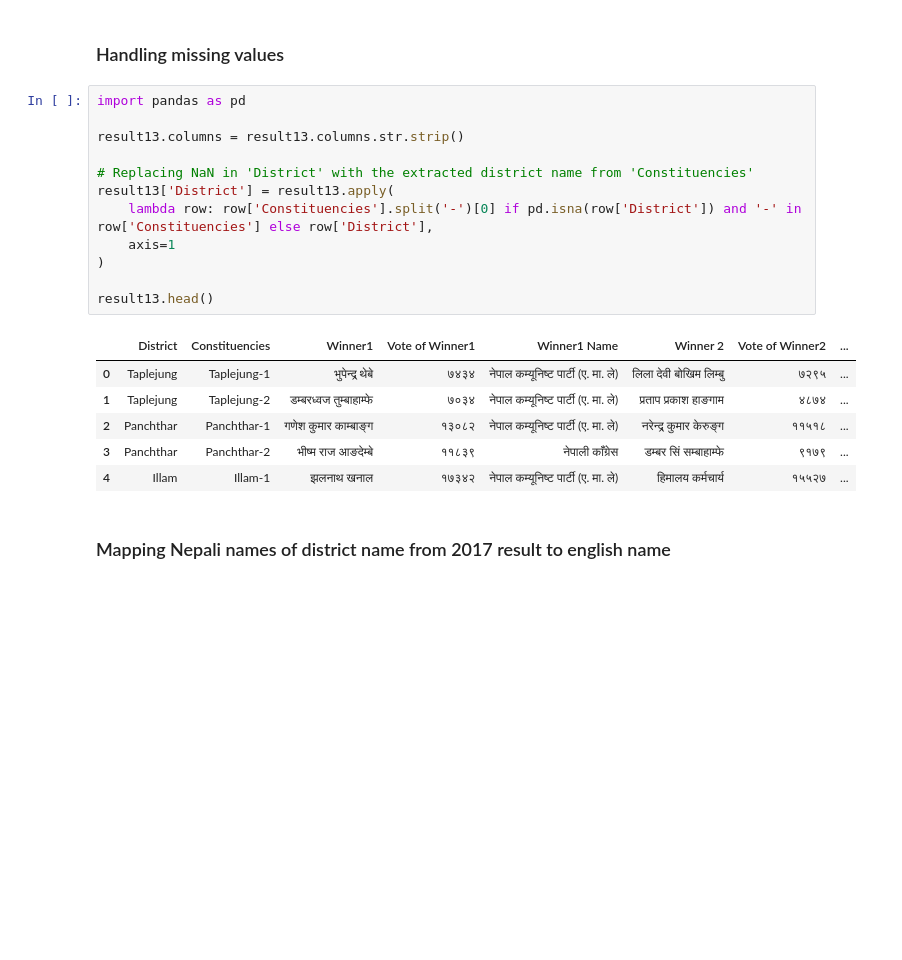
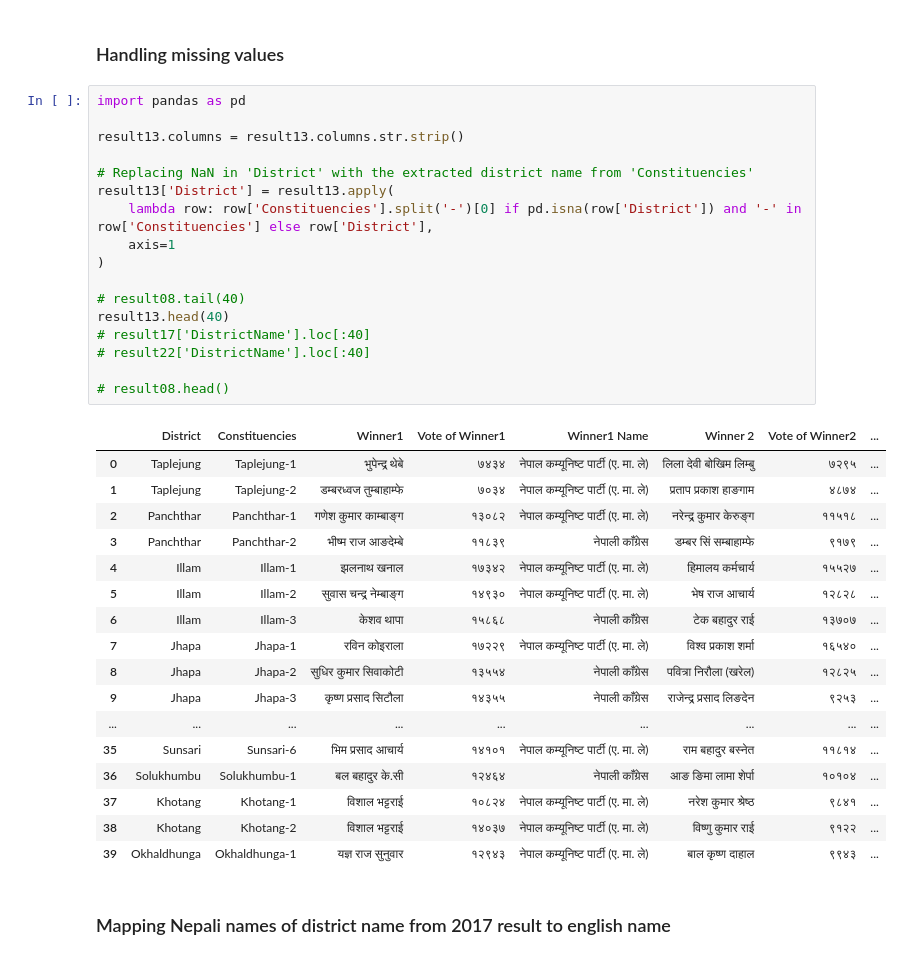
Before and after one commit to UjjwalKarkeyy/Nepal_Election_Prediction_Model, a Jupyter notebook: data_creation_&_preprocessing.ipynb, the cells around one changed output. Cells and saved outputs as stored; diff of their text form; blank space fills up the shorter version.

```diff
--- a/data_creation_&_preprocessing.ipynb
+++ b/data_creation_&_preprocessing.ipynb
@@ -42,21 +266,37 @@ result22.head()
 # %%
 import pandas as pd
 
 result13.columns = result13.columns.str.strip()
 
 # Replacing NaN in 'District' with the extracted district name from 'Constituencies'
 result13['District'] = result13.apply(
     lambda row: row['Constituencies'].split('-')[0] if pd.isna(row['District']) and '-' in row['Constituencies'] else row['District'],
     axis=1
 )
 
-result13.head()
+# result08.tail(40)
+result13.head(40)
+# result17['DistrictName'].loc[:40]
+# result22['DistrictName'].loc[:40]
+
+# result08.head()
 # %% [output]
 |  | District | Constituencies | Winner1 | Vote of Winner1 | Winner1 Name | Winner 2 | Vote of Winner2 | ... |
 | 0 | Taplejung | Taplejung-1 | भुपेन्द्र थेबे | ७४३४ | नेपाल कम्यूनिष्ट पार्टी (ए. मा. ले) | लिला देवी बोखिम लिम्बु | ७२९५ | ... |
 | 1 | Taplejung | Taplejung-2 | डम्बरध्वज तुम्बाहाम्फे | ७०३४ | नेपाल कम्यूनिष्ट पार्टी (ए. मा. ले) | प्रताप प्रकाश हाङगाम | ४८७४ | ... |
 | 2 | Panchthar | Panchthar-1 | गणेश कुमार काम्बाङ्ग | १३०८२ | नेपाल कम्यूनिष्ट पार्टी (ए. मा. ले) | नरेन्द्र कुमार केरुङ्ग | ११५१८ | ... |
 | 3 | Panchthar | Panchthar-2 | भीष्म राज आङदेम्बे | ११८३९ | नेपाली काँग्रेस | डम्बर सिं सम्बाहाम्फे | ९१७९ | ... |
 | 4 | Illam | Illam-1 | झलनाथ खनाल | १७३४२ | नेपाल कम्यूनिष्ट पार्टी (ए. मा. ले) | हिमालय कर्मचार्य | १५५२७ | ... |
+| 5 | Illam | Illam-2 | सुवास चन्द्र नेम्बाङ्ग | १४९३० | नेपाल कम्यूनिष्ट पार्टी (ए. मा. ले) | भेष राज आचार्य | १२८२८ | ... |
+| 6 | Illam | Illam-3 | केशव थापा | १५८६८ | नेपाली काँग्रेस | टेक बहादुर राई | १३७०७ | ... |
+| 7 | Jhapa | Jhapa-1 | रविन कोइराला | १७२२९ | नेपाल कम्यूनिष्ट पार्टी (ए. मा. ले) | विश्व प्रकाश शर्मा | १६५४० | ... |
+| 8 | Jhapa | Jhapa-2 | सुधिर कुमार सिवाकोटी | १३५५४ | नेपाली काँग्रेस | पवित्रा निरौला (खरेल) | १२८२५ | ... |
+| 9 | Jhapa | Jhapa-3 | कृष्ण प्रसाद सिटौला | १४३५५ | नेपाली काँग्रेस | राजेन्द्र प्रसाद लिङदेन | ९२५३ | ... |
+| ... | ... | ... | ... | ... | ... | ... | ... | ... |
+| 35 | Sunsari | Sunsari-6 | भिम प्रसाद आचार्य | १४१०१ | नेपाल कम्यूनिष्ट पार्टी (ए. मा. ले) | राम बहादुर बस्नेत | ११८१४ | ... |
+| 36 | Solukhumbu | Solukhumbu-1 | बल बहादुर के.सी | १२४६४ | नेपाली काँग्रेस | आङ ङिमा लामा शेर्पा | १०१०४ | ... |
+| 37 | Khotang | Khotang-1 | विशाल भट्टराई | १०८२४ | नेपाल कम्यूनिष्ट पार्टी (ए. मा. ले) | नरेश कुमार श्रेष्ठ | ९८४१ | ... |
+| 38 | Khotang | Khotang-2 | विशाल भट्टराई | १४०३७ | नेपाल कम्यूनिष्ट पार्टी (ए. मा. ले) | विष्णु कुमार राई | ९१२२ | ... |
+| 39 | Okhaldhunga | Okhaldhunga-1 | यज्ञ राज सुनुवार | १२९४३ | नेपाल कम्यूनिष्ट पार्टी (ए. मा. ले) | बाल कृष्ण दाहाल | ९९४३ | ... |
 # %% [markdown]
 ### Mapping Nepali names of district name from 2017 result to english name
```
Also changed, not shown: parts of 10 cells of this notebook, 3 other files.
